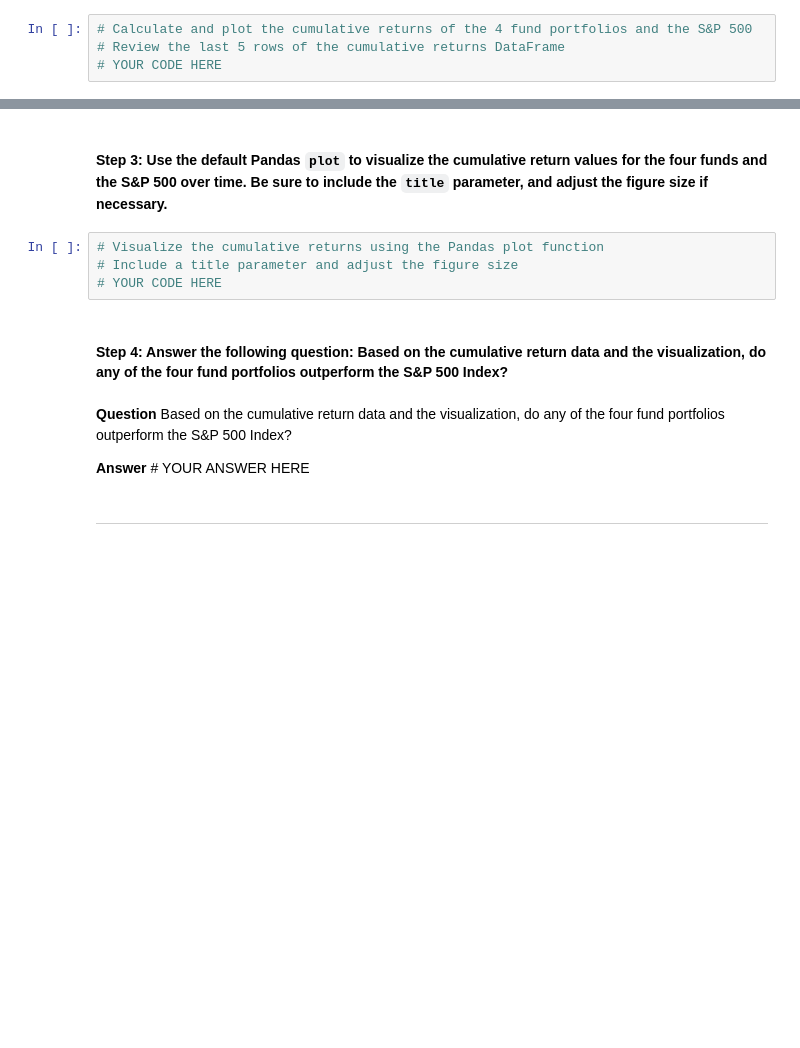
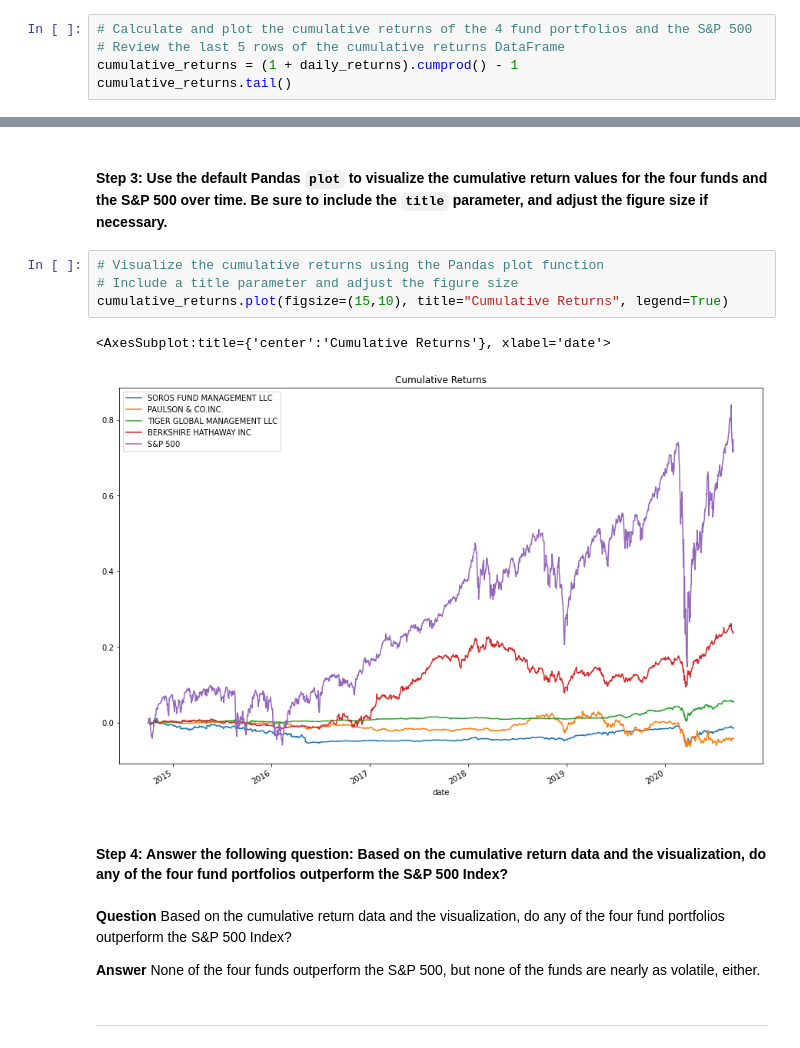
Before and after one commit to ghedrick76/module_4_challenge, a Jupyter notebook: Starter_Code/risk_return_analysis.ipynb, the cells around one changed output, grey strips where cells are left out. Drawn from its saved outputs; the diff is of its cells as text; blank space fills up the shorter version.

```diff
--- a/Starter_Code/risk_return_analysis.ipynb
+++ b/Starter_Code/risk_return_analysis.ipynb
@@ -165,4 +168,5 @@ Analyze the data to determine if any of the portfolios outperform the broader st
 # %%
 # Calculate and plot the cumulative returns of the 4 fund portfolios and the S&P 500
 # Review the last 5 rows of the cumulative returns DataFrame
-# YOUR CODE HERE
+cumulative_returns = (1 + daily_returns).cumprod() - 1
+cumulative_returns.tail()
@@ -171,13 +183,16 @@ Analyze the data to determine if any of the portfolios outperform the broader st
 # %%
 # Visualize the cumulative returns using the Pandas plot function
 # Include a title parameter and adjust the figure size
-# YOUR CODE HERE
+cumulative_returns.plot(figsize=(15,10), title="Cumulative Returns", legend=True)
+# %% [output]
+<AxesSubplot:title={'center':'Cumulative Returns'}, xlabel='date'>
+[figure, added]
 # %% [markdown]
 #### Step 4: Answer the following question: Based on the cumulative return data and the visualization, do any of the four fund portfolios outperform the S&P 500 Index?
 # %% [markdown]
 **Question** Based on the cumulative return data and the visualization, do any of the four fund portfolios outperform the S&P 500 Index?
 
-**Answer** # YOUR ANSWER HERE
+**Answer** None of the four funds outperform the S&P 500, but none of the funds are nearly as volatile, either.
 # %% [markdown]
 ---
 # %% [markdown]
```
Also changed, not shown: parts of 2 cells of this notebook.
